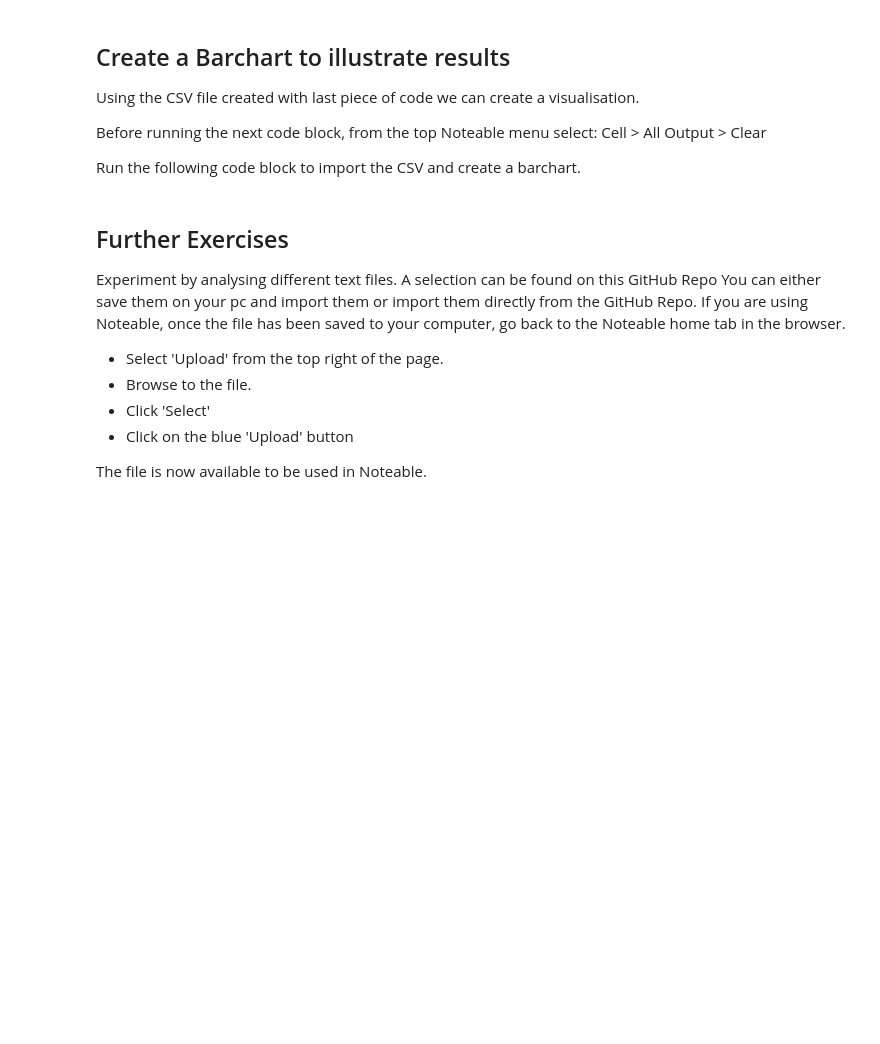
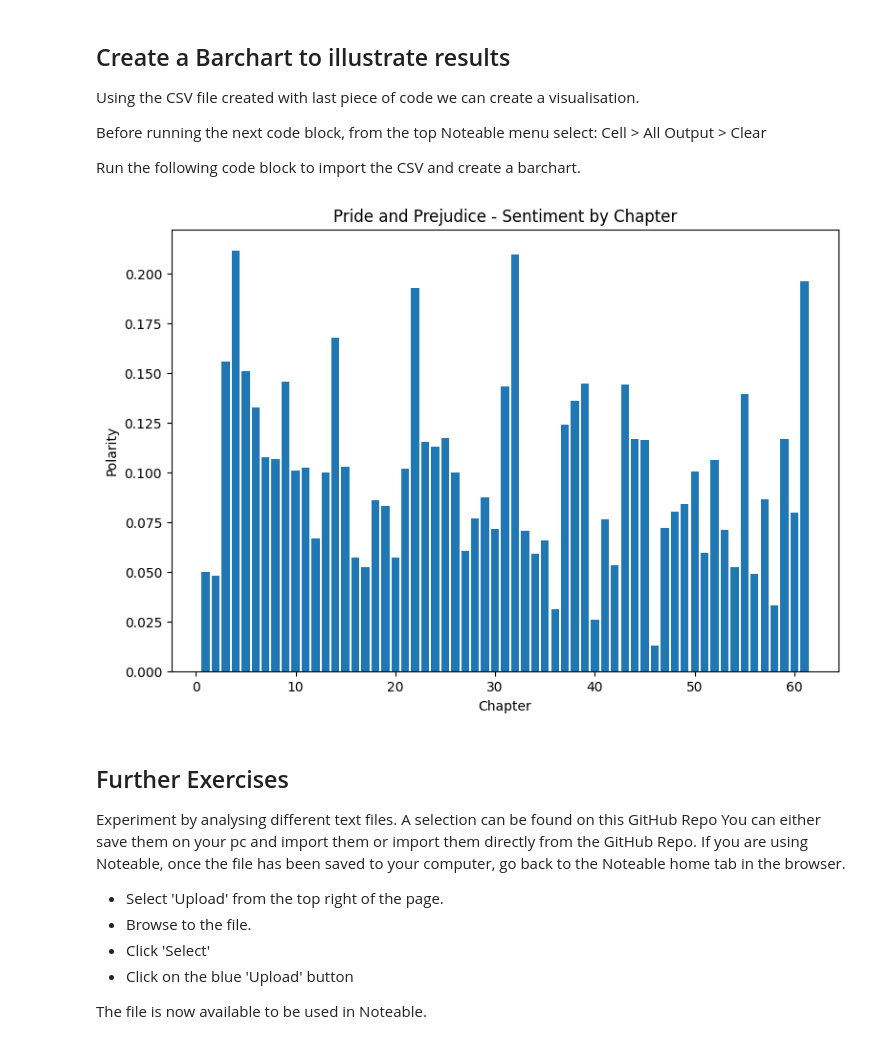
Before and after one commit to DCS-training/SentimentAnalysis, a Jupyter notebook: intro_sentiment_analysis_2021.ipynb, the cells around one changed output. Drawn from its saved outputs; the diff is of its cells as text; code cells hidden in the pictures; blank space fills up the shorter version.

```diff
--- a/intro_sentiment_analysis_2021.ipynb
+++ b/intro_sentiment_analysis_2021.ipynb
@@ -360,0 +367,32 @@ else:
+# %%
+
+searchterm = 'natural' # Choose a term to search for
+url = 'https://raw.githubusercontent.com/DCS-training/SentimentAnalysis/main/darwin-origin.txt'
+#Import file
+
+# A couple of functions to get text data and process it into a dataframe. Note that I've
+# separated these into two functions, as later we will need these jobs to be done separately.
+# It's always better to write more, simpler functions, rather than fewer, more complicated
+def text_from_url(url: str) -> str:
+    # read file from url
+    input_file = pd.read_fwf(url)
+    # Transform the dataframe into a string
+    input_text = input_file.to_string()
+    # change input text to lower case
+    text = input_text.lower()
+    return text
+
+def text_to_df(text: str) -> pd.DataFrame:
+    # split the text into sentences
+    sentences = sent_tokenize(text)
+    # and reeturn as a dataframe
+    return pd.DataFrame({'text': sentences})
+
+# get the data
+darwin_origin_df = text_to_df(text_from_url(url))
+# analyse sentiment
+darwin_origin_df = dataset_sa(darwin_origin_df)
+
+# analyse by keyword. Note that by structuring our code with functions, we can easily reuse it
+cnt, polarityscore = sentiment_by_kw(darwin_origin_df, keyword)
+display_kw_sa(cnt, polarityscore)
@@ -455,25 +525,23 @@ Before running the next code block, from the top Noteable menu select: Cell > Al
 
 Run the following code block to import the CSV and create a barchart.
 # %%
-import pandas as pd
-import matplotlib.pyplot as plt
 
-text_file = 'austen-pride.csv'
-
-df_text = pd.read_csv(text_file)
 
 plt.figure(figsize=(9,6))
 
-plt.bar(x=df_text['Chapter'],
-
-height=df_text['Polarity'])
+plt.bar(
+    x=chapters_df['chapter'],
+    height=chapters_df['polarity']
+)
 
 plt.title('Pride and Prejudice - Sentiment by Chapter')
 
 plt.xlabel('Chapter')
 plt.ylabel('Polarity')
 
 plt.show()
+# %% [output]
+[figure, added]
 # %% [markdown]
 ## Further Exercises
 
```
Also changed, not shown: parts of 21 cells of this notebook.
